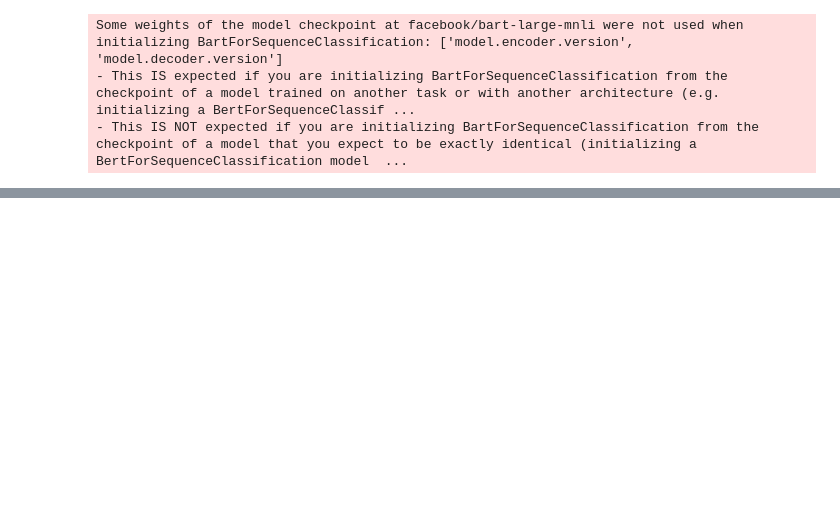
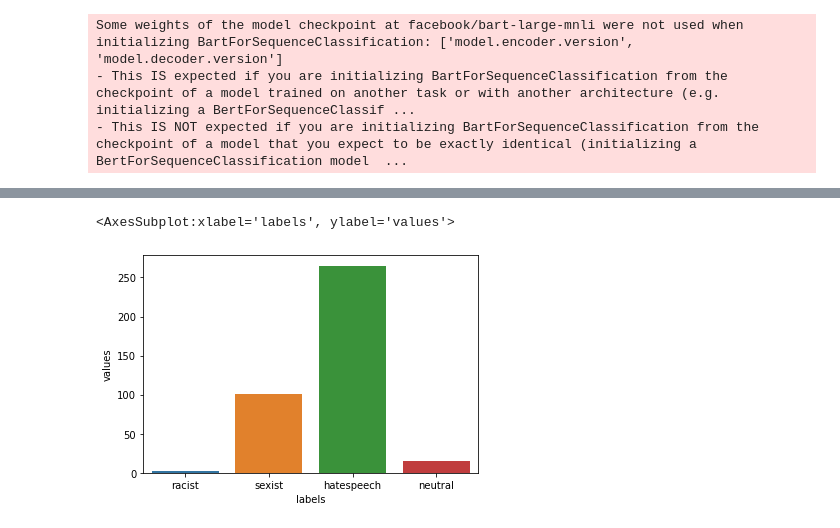
Before and after one commit to claraneu/trolling-trolls, a Jupyter notebook: Zero-shot classifier/Zero-shot classifier V2.ipynb, the cells around one changed output, grey strips where cells are left out. Drawn from its saved outputs; the diff is of its cells as text; code cells hidden in the pictures; blank space fills up the shorter version.

```diff
--- a/Zero-shot classifier/Zero-shot classifier V2.ipynb
+++ b/Zero-shot classifier/Zero-shot classifier V2.ipynb
@@ -16,4 +16,4 @@ Some weights of the model checkpoint at facebook/bart-large-mnli were not used w
 - This IS expected if you are initializing BartForSequenceClassification from the checkpoint of a model trained on another task or with another architecture (e.g. initializing a BertForSequenceClassif ...
 - This IS NOT expected if you are initializing BartForSequenceClassification from the checkpoint of a model that you expect to be exactly identical (initializing a BertForSequenceClassification model  ...
 # %%
-df_name  = pd.read_csv(r'csv_name')
+df_original  = pd.read_csv(r'copy.csv')
@@ -22,2 +20,3 @@ FileNotFoundError: [Errno 2] No such file or directory: 'csv_name'
 # %%
 # Dataprocessing should be inputted here, see Clara's code
+df_name = df_original.head(500)
@@ -25,7 +38,9 @@ FileNotFoundError: [Errno 2] No such file or directory: 'csv_name'
 candidate_labels = ['racist', 'sexist', 'hatespeech', 'neutral']
 candidate_results = [0, 0, 0, 0]
 
-for sent in tqdm(df_name['name_of_tweets_column'].values):
+for sent in tqdm(df_name['tweet'].values):
+        #enable multiclass for future use as things can filed under more than 1 category, for exaple racist and hatespeech sometimes overlap
+
     res = classifier(sent, candidate_labels)
 
     if res['labels'][0] == 'racist' and res['scores'][0] > 0.5:
@@ -55,2 +82,5 @@ df_frequency.head()
 # %%
-sns.barplot(data = df_frequency, x = 'lables', y = 'values')
+sns.barplot(data = df_frequency, x = 'labels', y = 'values')
+# %% [output]
+<AxesSubplot:xlabel='labels', ylabel='values'>
+[figure, added]
```
Also changed, not shown: parts of 4 cells of this notebook, 1 other file.
